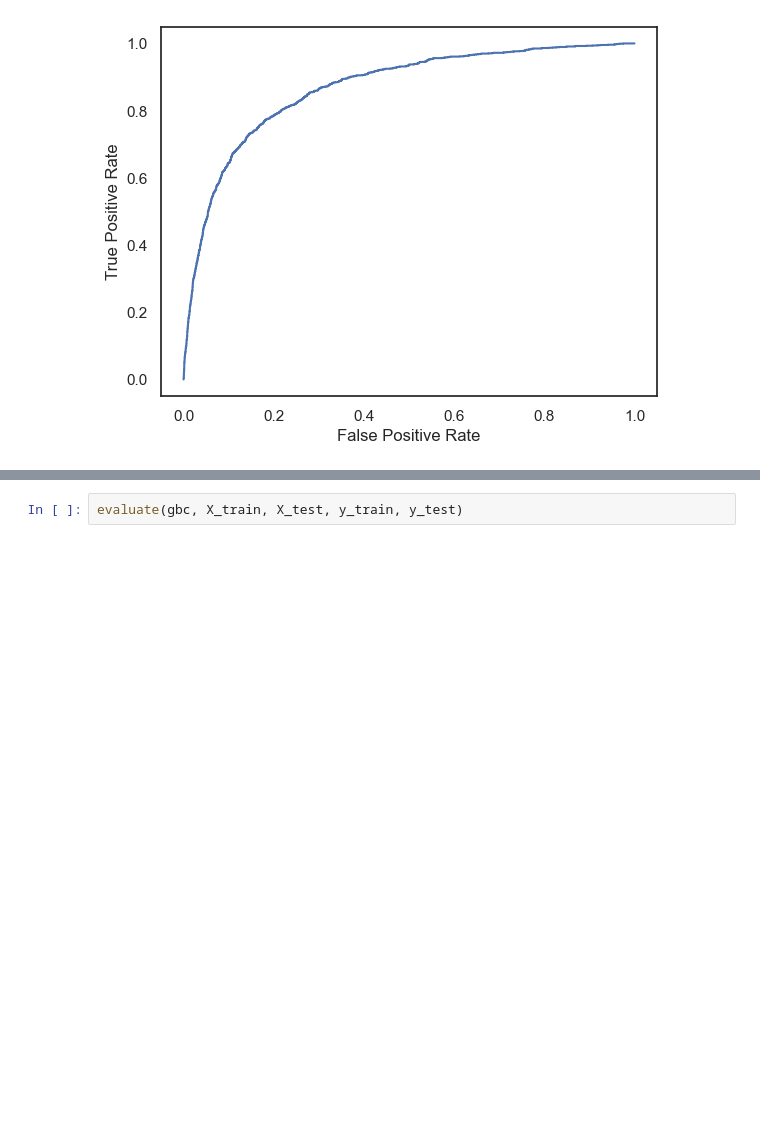
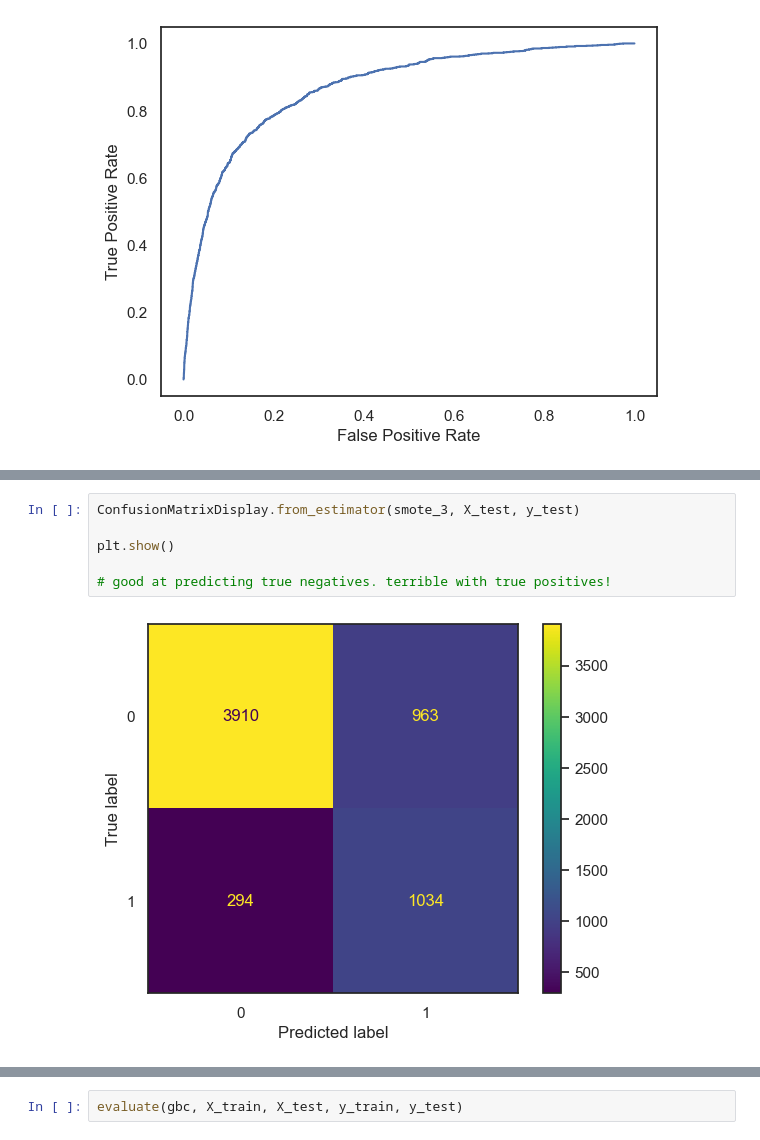
Before and after one commit to Lou-Hines/H1N1_Vaccine_Uptake_Prediction, a Jupyter notebook: Vaccine_EDA _1.ipynb, the cells around one changed output, grey strips where cells are left out. Saved outputs shown, nothing was run; the diff lists cells and outputs as text; blank space fills up the shorter version.

```diff
--- a/Vaccine_EDA _1.ipynb
+++ b/Vaccine_EDA _1.ipynb
@@ -954 +1001,9 @@ roc_display = RocCurveDisplay(fpr=fpr, tpr=tpr).plot()
+# %%
+ConfusionMatrixDisplay.from_estimator(smote_3, X_test, y_test)
+
+plt.show()
+
+# good at predicting true negatives. terrible with true positives!
+# %% [output]
+[figure, added]
 # %%
```
Also changed, not shown: parts of 71 cells of this notebook, 3 other files.
